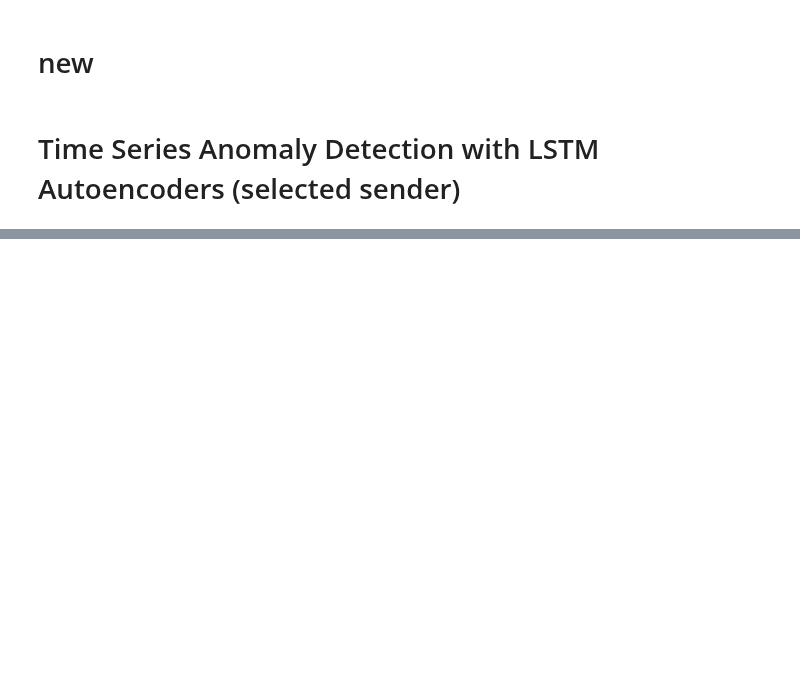
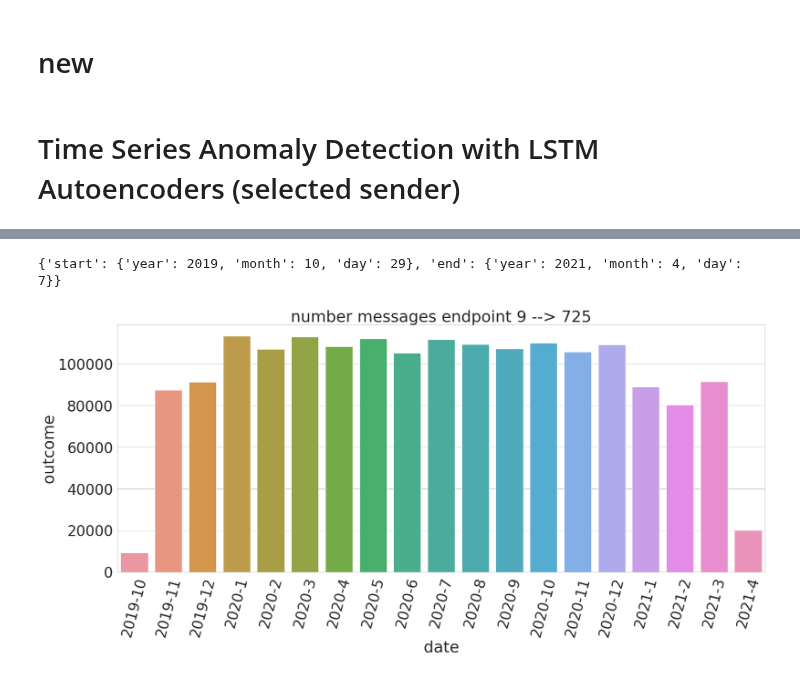
Before and after one commit to scray/scray, a Jupyter notebook: scray-examples/python/demo_anomaly.ipynb, the cells around one changed output, grey strips where cells are left out. Cells and saved outputs as stored; diff of their text form; code cells hidden in the pictures; blank space fills up the shorter version.

```diff
--- a/scray-examples/python/demo_anomaly.ipynb
+++ b/scray-examples/python/demo_anomaly.ipynb
@@ -22,6 +19,8 @@ sparkSession = dfBasics.getSparkSession()
 #df = sparkSession.read.parquet('hdfs://172.30.17.145:8020/user/admin/CSENDERENDPOINTID/CSENDERENDPOINTID_2191.parquet')
 df = sparkSession.read.parquet('hdfs://172.30.17.145:8020/user/admin/CSENDERENDPOINTID_full/CSENDERENDPOINTID_9.parquet')
 pfall = df.toPandas()
+# %%
+CSENDERENDPOINTID=9
 # %%
 ## Setup charts
 import pandas as pd
@@ -168,3 +145,5 @@ monthrange(2020, 1)[1]
+# %%
+CRECEIVERENDPOINTID=725
 # %%
 pfall0 = pfall[pfall['CRECEIVERENDPOINTID']==725]
 pda = createData_ymd(pfall0,0)
@@ -201,13 +164,13 @@ check_complete(2021)
 def unique(pfall):
     return pd.unique(pfall['CRECEIVERENDPOINTID']), pd.unique(pfall['CSTATUS']), pd.unique(pfall['CSERVICE']), pd.unique(pfall['CSENDERPROTOCOL']), pd.unique(pfall['CRECEIVERPROTOCOL'])
 
-un=unique(pfall)
+#un=unique(pfall)
 #unique(pfall[pfall['CRECEIVERENDPOINTID']==725])
 
-pfall0 = pfall[pfall['CRECEIVERENDPOINTID']==un[0][1]]
-pda = createData_ymd(pfall0,0)
+#pfall0 = pfall[pfall['CRECEIVERENDPOINTID']==un[0][1]]
+#pda = createData_ymd(pfall0,0)
 
-del pda['index']
+#del pda['index']
 # %%
 from calendar import monthrange
 
@@ -396,0 +539,7 @@ createHeatmap(piv, '')
+# %%
+print(TimeRange(dataframe=pfall).__dict__)
+md = createData_ym(pfall0,0)
+ax=createBarplot(md,24,12,3.0,title="number messages " +  "endpoint " + str(CSENDERENDPOINTID) + ' --> ' + str(CRECEIVERENDPOINTID))
+# %% [output]
+{'start': {'year': 2019, 'month': 10, 'day': 29}, 'end': {'year': 2021, 'month': 4, 'day': 7}}
+[figure, added]
```
Also changed, not shown: parts of 44 cells of this notebook, 7 other files.
